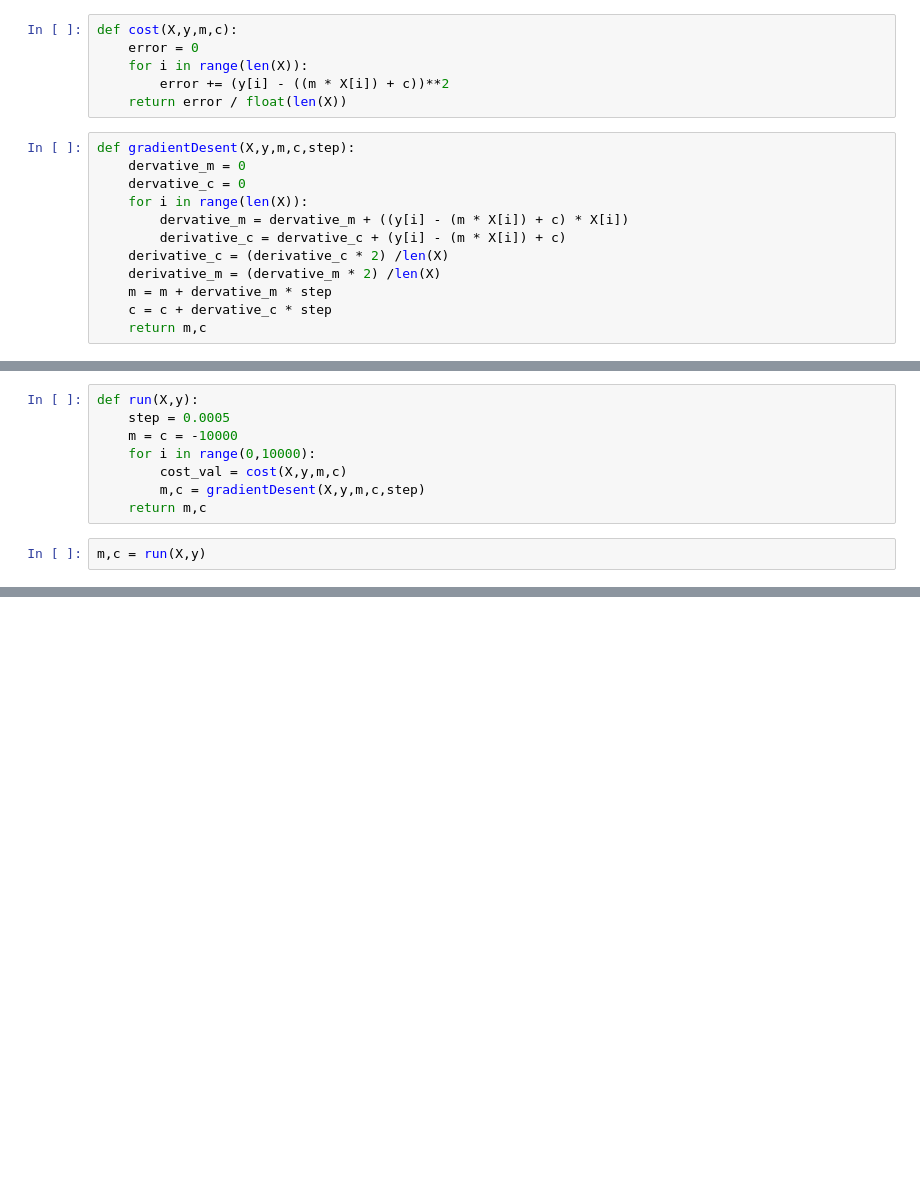
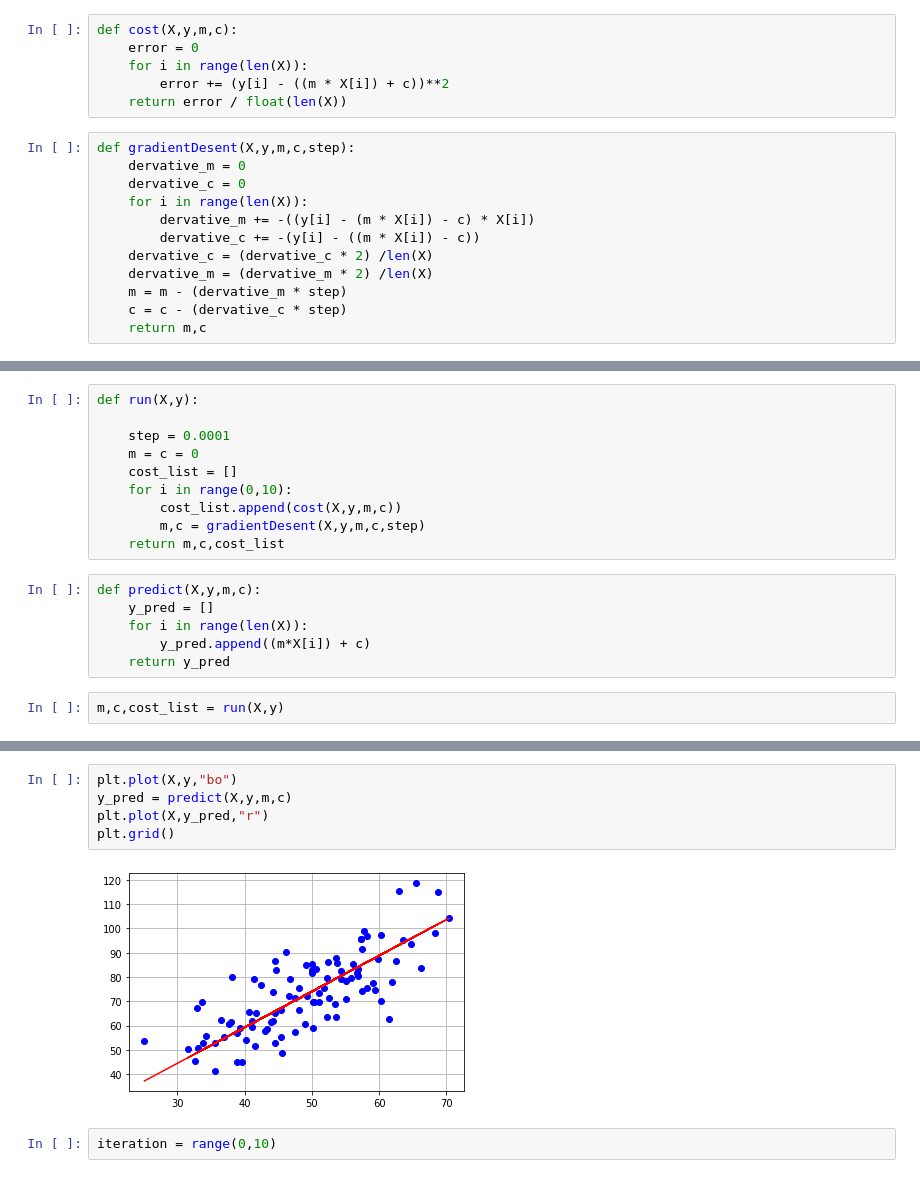
Before and after one commit to yaskh/Statistics, a Jupyter notebook: Linear Regression(gradient_desent).ipynb, the cells around one changed output, grey strips where cells are left out. Saved outputs shown, nothing was run; the diff lists cells and outputs as text; blank space fills up the shorter version.

```diff
--- a/Linear Regression(gradient_desent).ipynb
+++ b/Linear Regression(gradient_desent).ipynb
@@ -83,10 +100,10 @@ def gradientDesent(X,y,m,c,step):
     dervative_m = 0
     dervative_c = 0
     for i in range(len(X)):
-        dervative_m = dervative_m + ((y[i] - (m * X[i]) + c) * X[i])
-        derivative_c = dervative_c + (y[i] - (m * X[i]) + c)
-    derivative_c = (derivative_c * 2) /len(X)
-    derivative_m = (dervative_m * 2) /len(X)
-    m = m + dervative_m * step
-    c = c + dervative_c * step
+        dervative_m += -((y[i] - (m * X[i]) - c) * X[i])
+        dervative_c += -(y[i] - ((m * X[i]) - c))
+    dervative_c = (dervative_c * 2) /len(X)
+    dervative_m = (dervative_m * 2) /len(X)
+    m = m - (dervative_m * step)
+    c = c - (dervative_c * step)
     return m,c
@@ -96,10 +110,18 @@ def prediect():
 # %%
 def run(X,y):
-    step = 0.0005
-    m = c = -10000
-    for i in range(0,10000):
-        cost_val = cost(X,y,m,c)
+
+    step = 0.0001
+    m = c = 0
+    cost_list = []
+    for i in range(0,10):
+        cost_list.append(cost(X,y,m,c))
         m,c = gradientDesent(X,y,m,c,step)
-    return m,c
+    return m,c,cost_list
+# %%
+def predict(X,y,m,c):
+    y_pred = []
+    for i in range(len(X)):
+        y_pred.append((m*X[i]) + c)
+    return y_pred
 # %%
-m,c = run(X,y)
+m,c,cost_list = run(X,y)
@@ -109,0 +128,9 @@ print(m,c)
+# %%
+plt.plot(X,y,"bo")
+y_pred = predict(X,y,m,c)
+plt.plot(X,y_pred,"r")
+plt.grid()
+# %% [output]
+[figure, added]
+# %%
+iteration = range(0,10)
```
Also changed, not shown: parts of 9 cells of this notebook.
